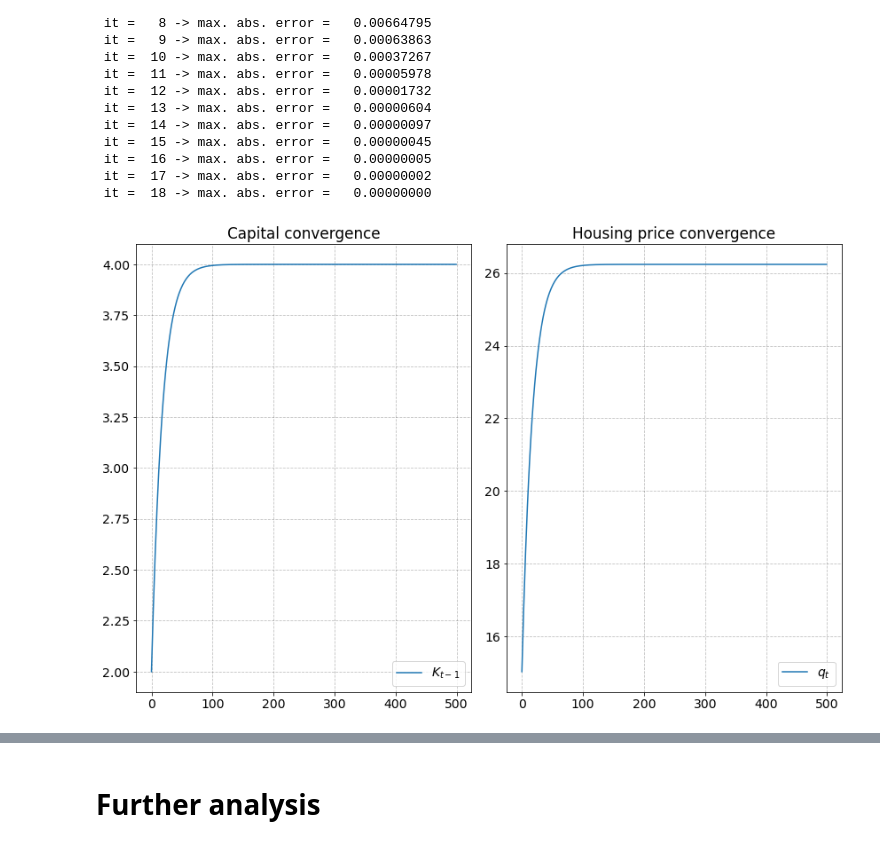
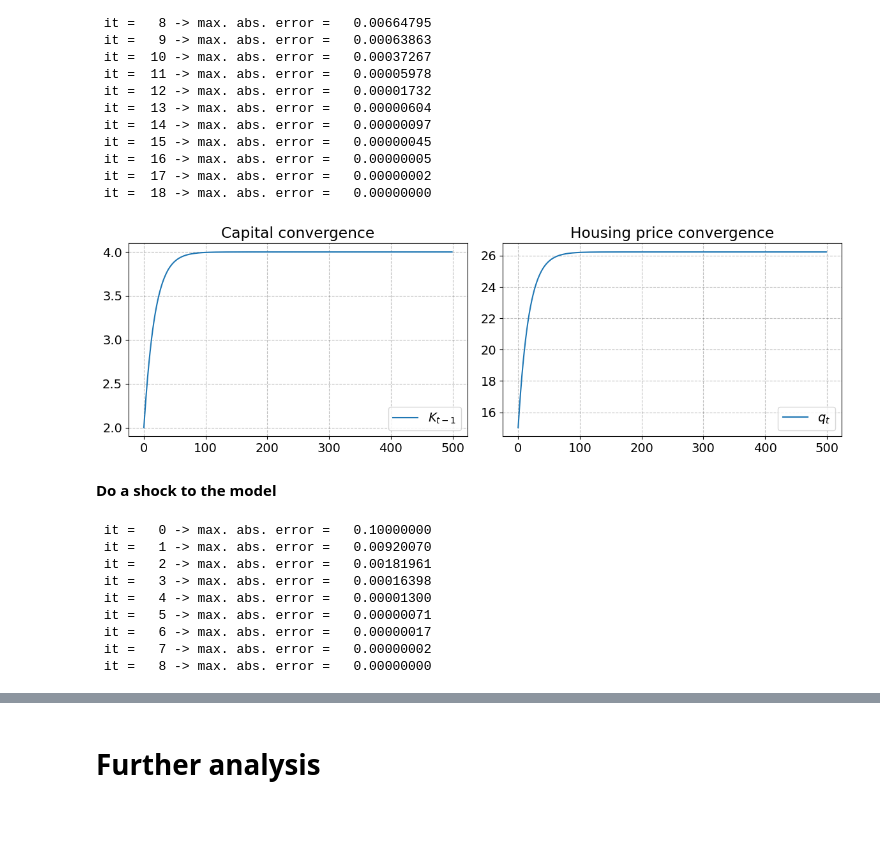
Before and after one commit to NumEconCopenhagen/projects-2024-mikkel-thomas, a Jupyter notebook: modelproject/modelproject.ipynb, the cells around one changed output, grey strips where cells are left out. Saved outputs shown, nothing was run; the diff lists cells and outputs as text; code cells hidden in the pictures; blank space fills up the shorter version.

Commit message:
Changes to model project

```diff
--- a/modelproject/modelproject.ipynb
+++ b/modelproject/modelproject.ipynb
@@ -213,18 +213,34 @@ model.solve() # find transition path
  it =  17 -> max. abs. error =   0.00000002
  it =  18 -> max. abs. error =   0.00000000
 # %%
-fig = plt.figure(figsize=(12,12/1.5))
+fig = plt.figure(figsize=(12,12/3))
 
 ax = fig.add_subplot(1,2,1)
 ax.plot(path.K_lag,label=r'$K_{t-1}$')
 ax.legend(frameon=True)
 ax.set_title('Capital convergence')
 fig.tight_layout()
 
 ax2 = fig.add_subplot(1,2,2)
 ax2.plot(path.q,label=r'$q_{t}$')
 ax2.legend(frameon=True)
 ax2.set_title('Housing price convergence')
 fig.tight_layout()
 # %% [output]
-[figure, old version]
+[figure, new version]
+# %% [markdown]
+**Do a shock to the model**
+# %%
+par.K_lag_ini = ss.K # start from steady state
+path.Gamma[:] = 0.95**np.arange(par.Tpath)*0.1*ss.Gamma + ss.Gamma # shock path
+model.solve() # find transition path
+# %% [output]
+ it =   0 -> max. abs. error =   0.10000000
+ it =   1 -> max. abs. error =   0.00920070
+ it =   2 -> max. abs. error =   0.00181961
+ it =   3 -> max. abs. error =   0.00016398
+ it =   4 -> max. abs. error =   0.00001300
+ it =   5 -> max. abs. error =   0.00000071
+ it =   6 -> max. abs. error =   0.00000017
+ it =   7 -> max. abs. error =   0.00000002
+ it =   8 -> max. abs. error =   0.00000000
```
Also changed, not shown: parts of 2 cells of this notebook.
